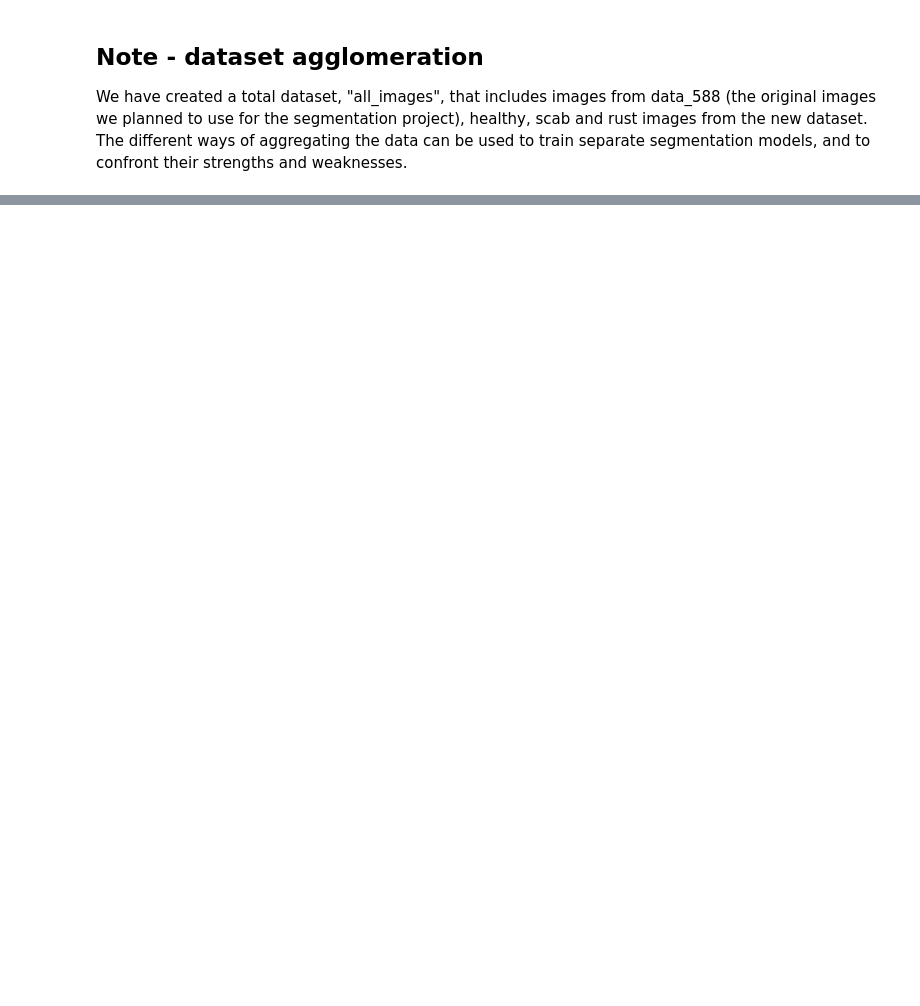
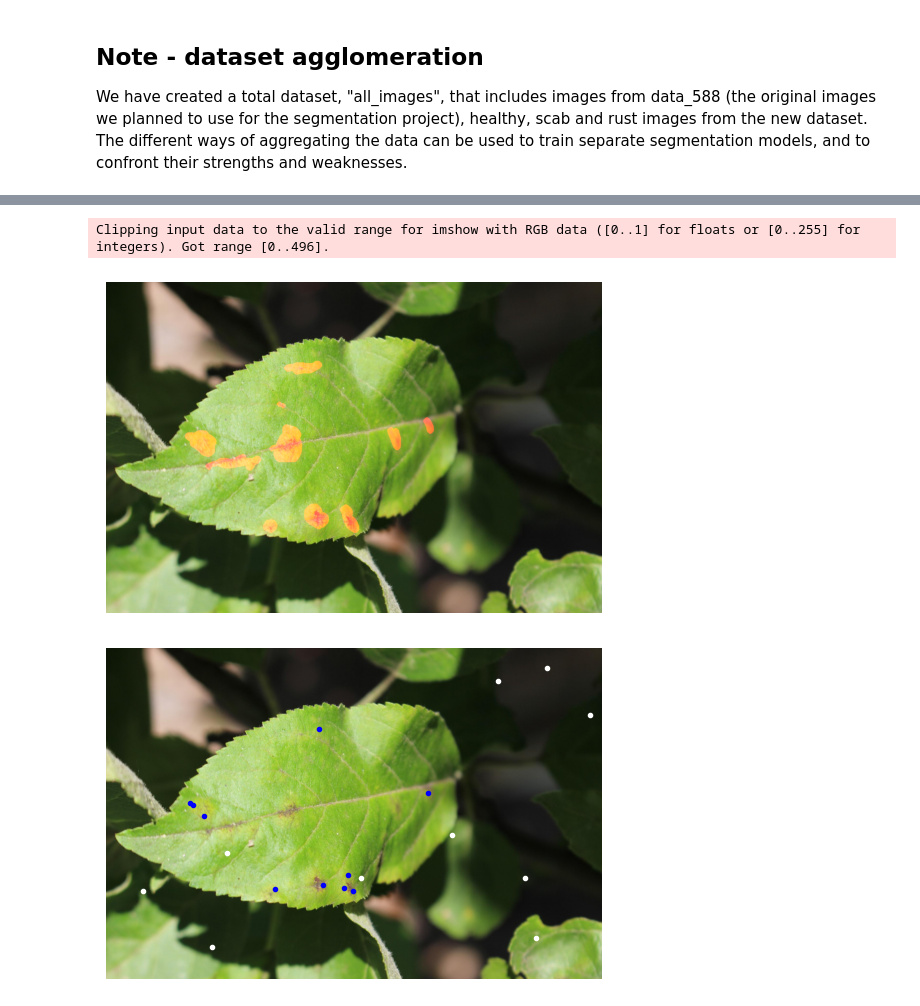
Before and after one commit to FedericoGritti/leaf_disease_segmentation_project, a Jupyter notebook: main_at_22-11-25.ipynb, the cells around one changed output, grey strips where cells are left out. Cells and saved outputs as stored; diff of their text form; code cells hidden in the pictures; blank space fills up the shorter version.

```diff
--- a/main_at_22-11-25.ipynb
+++ b/main_at_22-11-25.ipynb
@@ -444,0 +469,49 @@ We have created a total dataset, "all_images", that includes images from data_58
+# %%
+# extract 33 x 33 patches from disease patch
+# multiple times
+# 3 T, 3 F
+# check icorsi code
+
+# using professor's code
+
+def pick_random_centers(mask, size=100, ignore=0):
+    mask_ignored = mask.copy()
+    mask_ignored[:ignore,:]=False
+    mask_ignored[-ignore:,:]=False
+    mask_ignored[:,:ignore]=False
+    mask_ignored[:,-ignore:]=False
+    rs, cs = np.where(mask_ignored)
+    ix = np.random.randint(len(rs), size=size)
+    return rs[ix], cs[ix]
+
+patches = []
+labels = []
+
+im = np.array(images_scab[50])
+mask = transform_binary_mask(np.array(masks_scab[50]))
+
+# print(np.array(masks_scab[50]).shape)
+# print(mask.shape)
+
+plt.imshow(im + transform_mask(np.array(masks_scab[50])))
+plt.axis("off")
+plt.show()
+# print(im.shape, mask.shape)
+
+plt.imshow(im)
+plt.axis("off")
+rs,cs = pick_random_centers(mask, size=10, ignore=32)
+plt.plot(cs, rs, 'b.')
+for r,c in zip(rs,cs):
+    patches.append(im[r-32:r+32, c-32:c+32, :])
+    labels.append(mask[r,c])
+
+rs,cs = pick_random_centers(~mask, size=10, ignore=32)
+plt.plot(cs, rs, 'w.')
+for r,c in zip(rs,cs):
+    patches.append(im[r-32:r+32, c-32:c+32, :])
+    labels.append(mask[r,c])
+# %% [output]
+Clipping input data to the valid range for imshow with RGB data ([0..1] for floats or [0..255] for integers). Got range [0..496].
+[figure, added]
+[figure, added]
```
Also changed, not shown: parts of 13 cells of this notebook.
